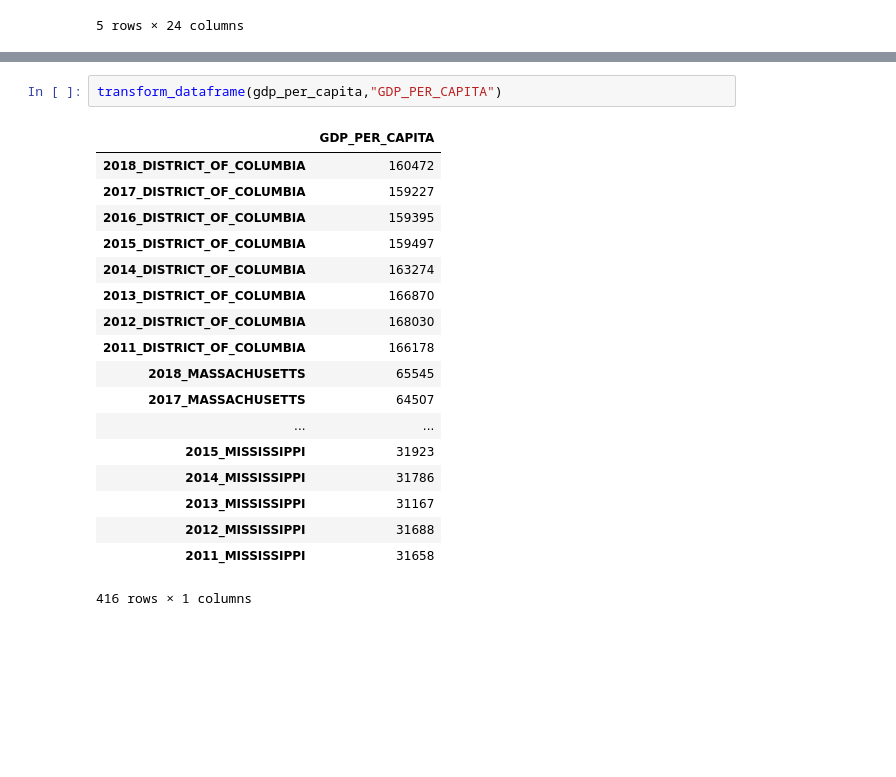
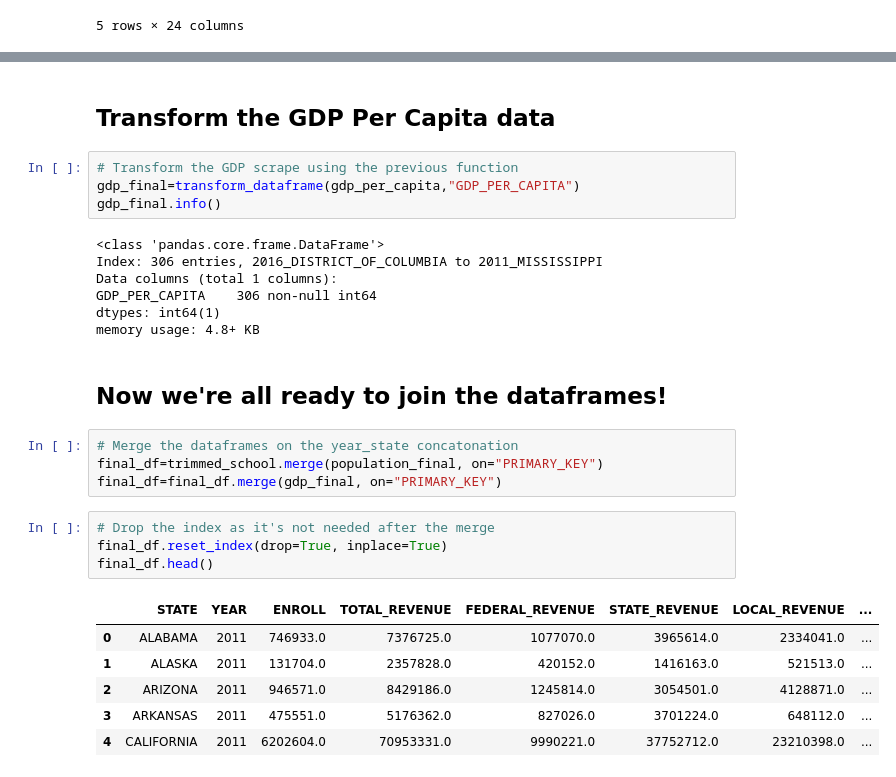
Before and after one commit to rschroer/ETL_Project, a Jupyter notebook: Transform_Data.ipynb, the cells around one changed output, grey strips where cells are left out. Saved outputs shown, nothing was run; the diff lists cells and outputs as text; blank space fills up the shorter version.

```diff
--- a/Transform_Data.ipynb
+++ b/Transform_Data.ipynb
@@ -137,21 +202,30 @@ def transform_dataframe(old_dataframe,column_name):
-# %%
-transform_dataframe(gdp_per_capita,"GDP_PER_CAPITA")
-# %% [output]
-|  | GDP_PER_CAPITA |
-| 2018_DISTRICT_OF_COLUMBIA | 160472 |
-| 2017_DISTRICT_OF_COLUMBIA | 159227 |
-| 2016_DISTRICT_OF_COLUMBIA | 159395 |
-| 2015_DISTRICT_OF_COLUMBIA | 159497 |
-| 2014_DISTRICT_OF_COLUMBIA | 163274 |
-| 2013_DISTRICT_OF_COLUMBIA | 166870 |
-| 2012_DISTRICT_OF_COLUMBIA | 168030 |
-| 2011_DISTRICT_OF_COLUMBIA | 166178 |
-| 2018_MASSACHUSETTS | 65545 |
-| 2017_MASSACHUSETTS | 64507 |
-| ... | ... |
-| 2015_MISSISSIPPI | 31923 |
-| 2014_MISSISSIPPI | 31786 |
-| 2013_MISSISSIPPI | 31167 |
-| 2012_MISSISSIPPI | 31688 |
-| 2011_MISSISSIPPI | 31658 |
-416 rows × 1 columns
+# %% [markdown]
+## Transform the GDP Per Capita data
+# %%
+# Transform the GDP scrape using the previous function
+gdp_final=transform_dataframe(gdp_per_capita,"GDP_PER_CAPITA")
+gdp_final.info()
+# %% [output]
+<class 'pandas.core.frame.DataFrame'>
+Index: 306 entries, 2016_DISTRICT_OF_COLUMBIA to 2011_MISSISSIPPI
+Data columns (total 1 columns):
+GDP_PER_CAPITA    306 non-null int64
+dtypes: int64(1)
+memory usage: 4.8+ KB
+# %% [markdown]
+## Now we're all ready to join the dataframes!
+# %%
+# Merge the dataframes on the year_state concatonation
+final_df=trimmed_school.merge(population_final, on="PRIMARY_KEY")
+final_df=final_df.merge(gdp_final, on="PRIMARY_KEY")
+# %%
+# Drop the index as it's not needed after the merge
+final_df.reset_index(drop=True, inplace=True)
+final_df.head()
+# %% [output]
+|  | STATE | YEAR | ENROLL | TOTAL_REVENUE | FEDERAL_REVENUE | STATE_REVENUE | LOCAL_REVENUE | ... |
+| 0 | ALABAMA | 2011 | 746933.0 | 7376725.0 | 1077070.0 | 3965614.0 | 2334041.0 | ... |
+| 1 | ALASKA | 2011 | 131704.0 | 2357828.0 | 420152.0 | 1416163.0 | 521513.0 | ... |
+| 2 | ARIZONA | 2011 | 946571.0 | 8429186.0 | 1245814.0 | 3054501.0 | 4128871.0 | ... |
+| 3 | ARKANSAS | 2011 | 475551.0 | 5176362.0 | 827026.0 | 3701224.0 | 648112.0 | ... |
+| 4 | CALIFORNIA | 2011 | 6202604.0 | 70953331.0 | 9990221.0 | 37752712.0 | 23210398.0 | ... |
```
Also changed, not shown: parts of 21 cells of this notebook.
